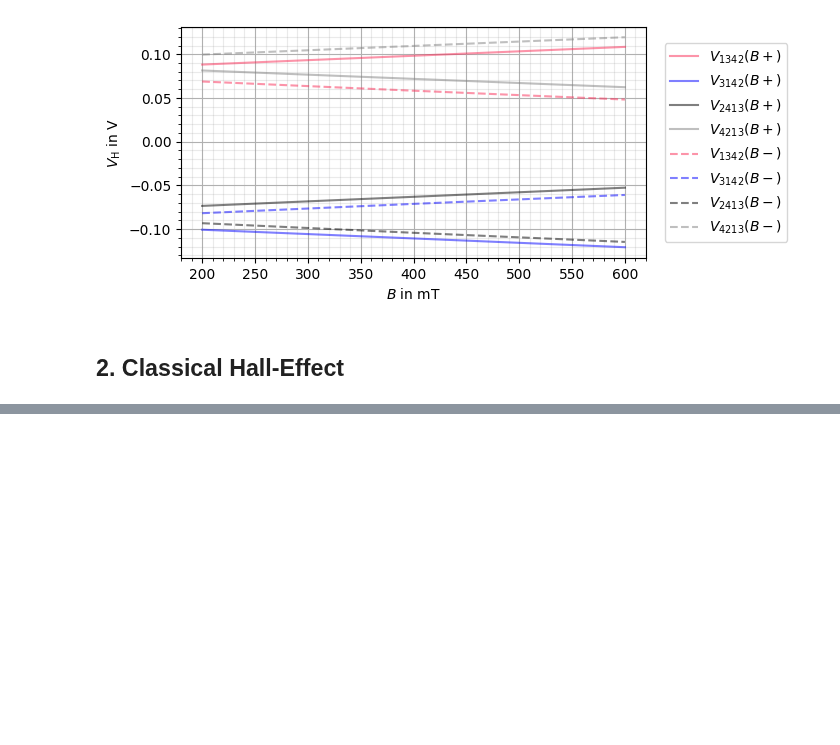
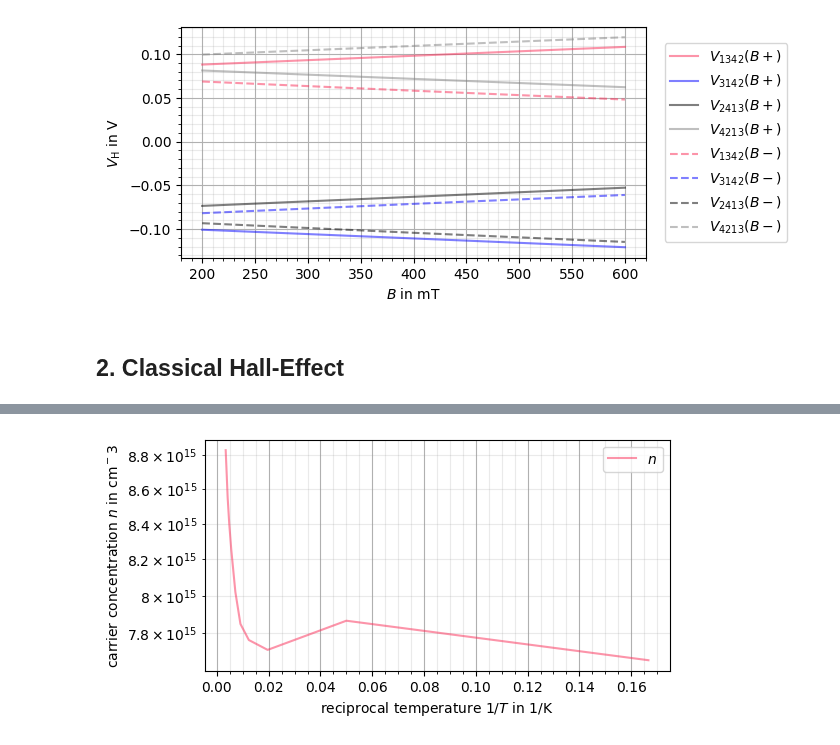
Before and after one commit to CVC97/ALC-24-25, a Jupyter notebook: FM.QHE_quantum_hall_effect/fm_qhe_data_analysis.ipynb, the cells around one changed output, grey strips where cells are left out. Cells and saved outputs as stored; diff of their text form; code cells hidden in the pictures; blank space fills up the shorter version.

```diff
--- a/FM.QHE_quantum_hall_effect/fm_qhe_data_analysis.ipynb
+++ b/FM.QHE_quantum_hall_effect/fm_qhe_data_analysis.ipynb
@@ -97,4 +98,7 @@ plt.show()
 # %% [markdown]
 ## 2. Classical Hall-Effect
 # %%
+# a. Hall resistivity
+d_cHall = 1
+
 vdP_data = pd.read_csv(f"data/Caro_Carlo_vdPauw.txt", delimiter = "\t", skiprows = 4, skipinitialspace = True)
@@ -100,0 +151,43 @@ vdP_data = pd.read_csv(f"data/Caro_Carlo_vdPauw.txt", delimiter = "\t", skiprows
+# %%
+# b. carrier concentration n over T
+T_H_list = ["006", "020", "051", "081", "110", "140", "180", "210", "240", "270", "294"]
+T_R_list = ["007", "020", "051", "081", "110", "140", "181", "211", "241", "270", "294"]
+e_charge = 1.6e-19
+
+
+T_plot_list = []
+n_plot_list = []
+mu_plot_list = []
+for i, T in enumerate(T_H_list):
+    rho_xy = calculate_rho_xy(T)[0][0]
+    rho_xx = calculate_rho_xx(T_R_list[i])[0][0]
+    # print(R_H)
+    n = 1 / (rho_xy/d_cHall) / e_charge
+    mu = abs(rho_xy) / rho_xx
+    T_plot_list.append(int(T))
+    n_plot_list.append(n)
+    mu_plot_list.append(mu)
+
+# print(T_plot_list, n_plot_list)
+
+
+# plotting
+fig, ax = plt.subplots(figsize=(6,3))
+ax.set_xlabel(r'reciprocal temperature $1/T$ in 1/K')      # \mathrm{\AA} wird im notebook angezeigt aber nicht im pgf plot!! dazu durch \si{\AA} in der .pgf ersetzen!!
+ax.set_ylabel(r'carrier concentration $n$ in cm$^-3$')
+ax.grid()
+ax.grid(which='minor', color = '#999999', alpha = 0.2, linestyle = '-')
+ax.minorticks_on()
+
+ax.semilogy([1/T for T in T_plot_list], [abs(n) for n in n_plot_list], color = "xkcd:red pink", alpha = 0.5, label = r"$n$")
+# ax.plot(T_plot_list, n_plot_list, color = "xkcd:red pink", alpha = 0.5, label = r"$n$")
+
+ax.legend()
+ax.legend(loc="upper right")
+
+
+plt.savefig('FM.QHE_visualizations/n_over_T.pdf', facecolor = 'white', bbox_inches='tight')
+plt.savefig('FM.QHE_visualizations/n_over_T.pgf', facecolor = 'white', bbox_inches='tight')
+plt.show()
+# %% [output]
+[figure, added]
```
Also changed, not shown: parts of 3 cells of this notebook, 4 other files.
